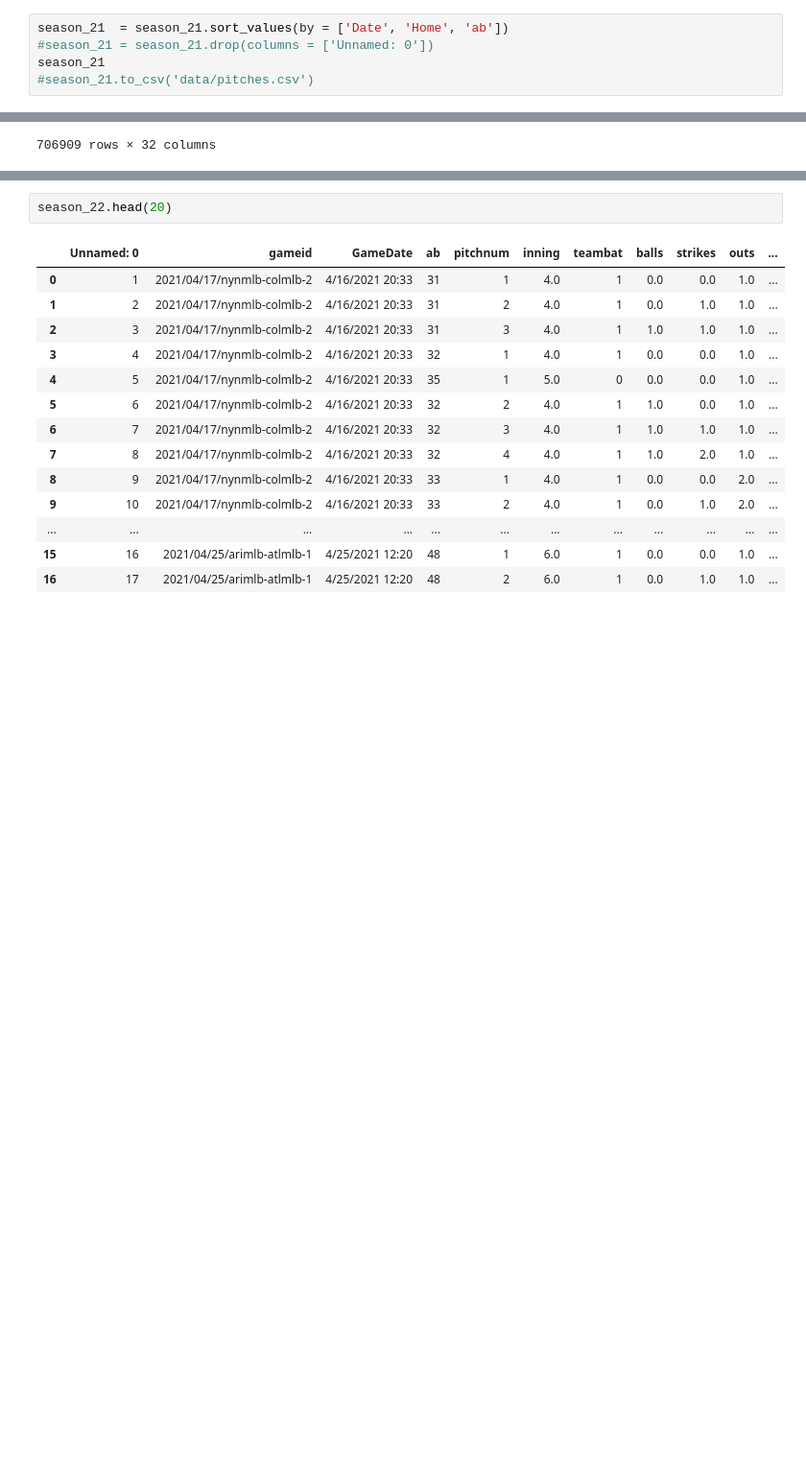
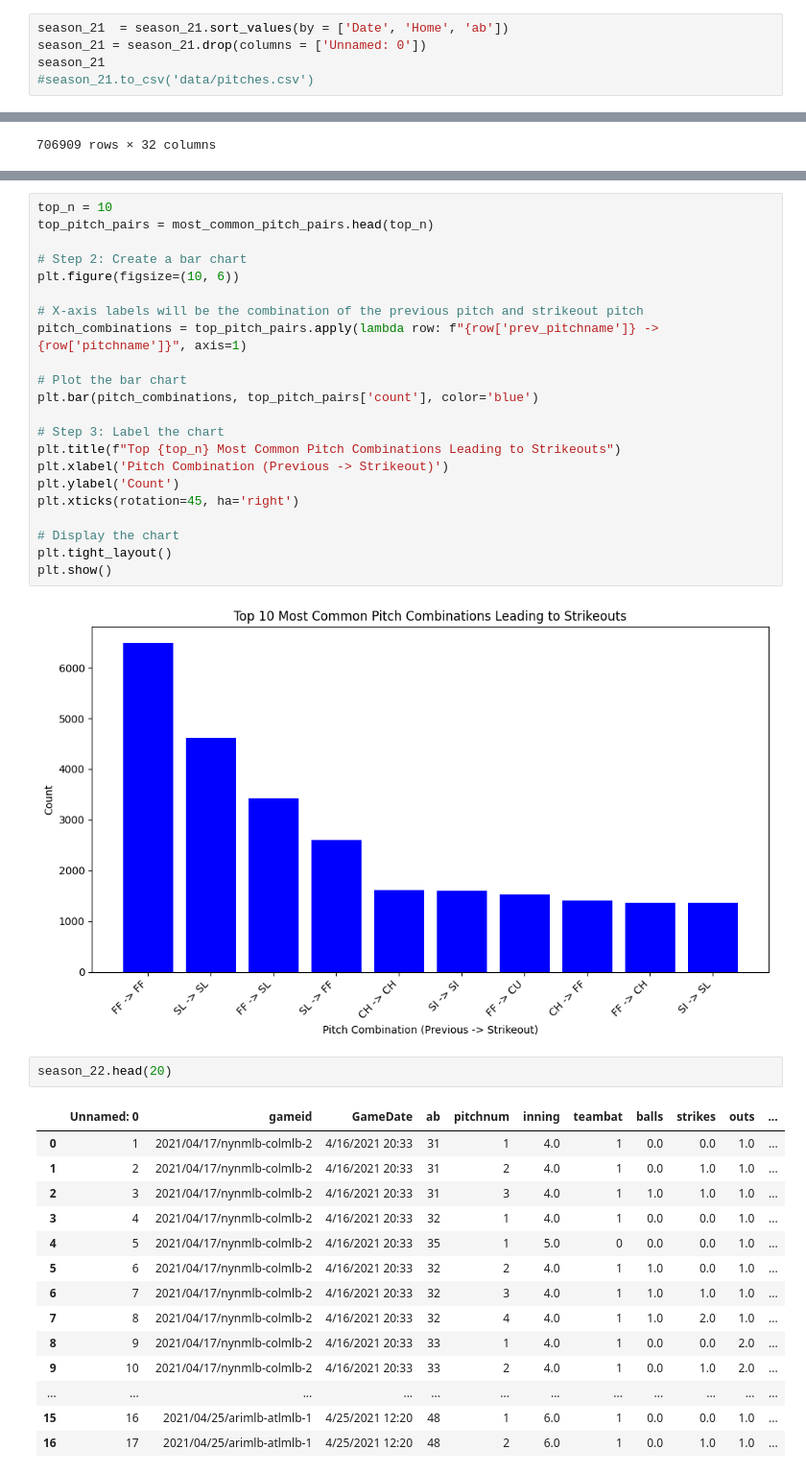
Before and after one commit to NathanG1en/baseball-research, a Jupyter notebook: EDA.ipynb, the cells around one changed output, grey strips where cells are left out. Shown at 96% size. Saved outputs shown, nothing was run; the diff lists cells and outputs as text; blank space fills up the shorter version.

```diff
--- a/EDA.ipynb
+++ b/EDA.ipynb
@@ -71,7 +71,7 @@ season_21
 ## Sorting the DataFrame chronologically - then by Team Name, and then by "at bats"
 # %%
 season_21  = season_21.sort_values(by = ['Date', 'Home', 'ab'])
-#season_21 = season_21.drop(columns = ['Unnamed: 0'])
+season_21 = season_21.drop(columns = ['Unnamed: 0'])
 season_21
 #season_21.to_csv('data/pitches.csv')
 # %% [output]
@@ -137,3 +142,27 @@ print(most_common_pitch_pairs)
+# %%
+top_n = 10
+top_pitch_pairs = most_common_pitch_pairs.head(top_n)
+
+# Step 2: Create a bar chart
+plt.figure(figsize=(10, 6))
+
+# X-axis labels will be the combination of the previous pitch and strikeout pitch
+pitch_combinations = top_pitch_pairs.apply(lambda row: f"{row['prev_pitchname']} -> {row['pitchname']}", axis=1)
+
+# Plot the bar chart
+plt.bar(pitch_combinations, top_pitch_pairs['count'], color='blue')
+
+# Step 3: Label the chart
+plt.title(f"Top {top_n} Most Common Pitch Combinations Leading to Strikeouts")
+plt.xlabel('Pitch Combination (Previous -> Strikeout)')
+plt.ylabel('Count')
+plt.xticks(rotation=45, ha='right')
+
+# Display the chart
+plt.tight_layout()
+plt.show()
+# %% [output]
+[figure, added]
 # %%
 season_22.head(20)
 # %% [output]
```
Also changed, not shown: parts of 1 cell of this notebook.
